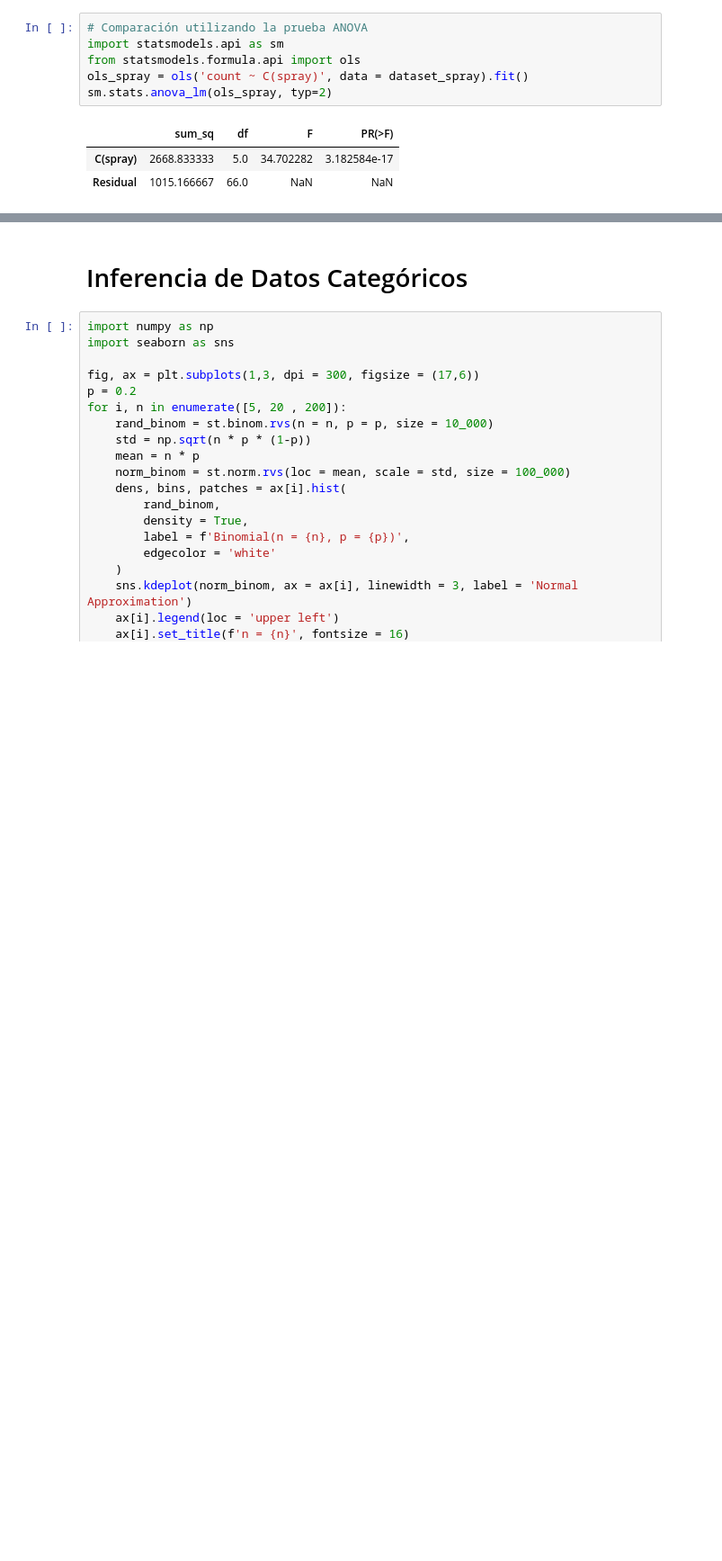
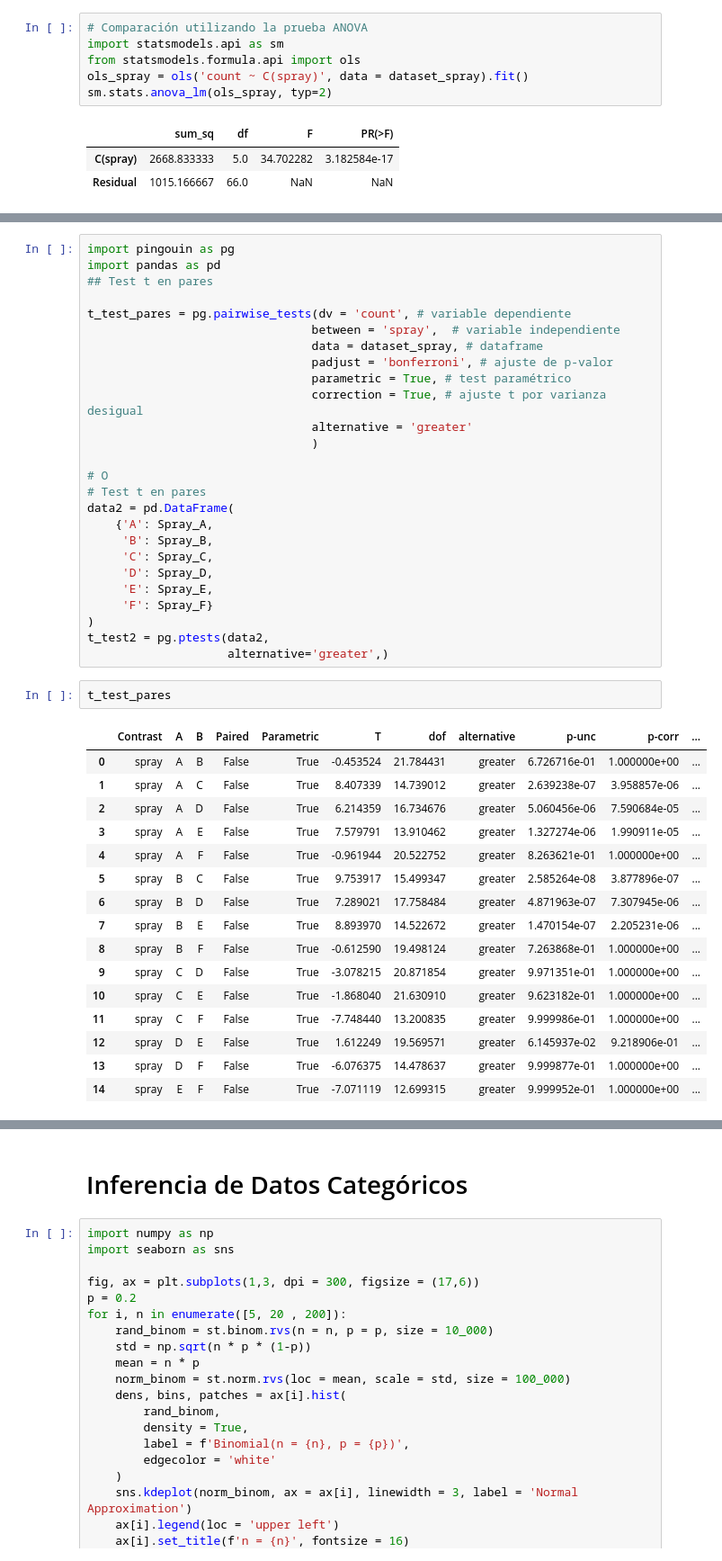
Before and after one commit to aarlandw/IIQ3402-Statistical-Design-Optimization-Multivariate-Analysis, a Jupyter notebook: Clases/Clase10_InferenciaEstadisticaVI.ipynb, the cells around one changed output, grey strips where cells are left out. Shown at 90% size. Cells and saved outputs as stored; diff of their text form; blank space fills up the shorter version.

```diff
--- a/Clases/Clase10_InferenciaEstadisticaVI.ipynb
+++ b/Clases/Clase10_InferenciaEstadisticaVI.ipynb
@@ -183,0 +179,45 @@ rf_ttest
+# %%
+import pingouin as pg
+import pandas as pd
+## Test t en pares
+
+t_test_pares = pg.pairwise_tests(dv = 'count', # variable dependiente
+                                between = 'spray',  # variable independiente
+                                data = dataset_spray, # dataframe
+                                padjust = 'bonferroni', # ajuste de p-valor
+                                parametric = True, # test paramétrico
+                                correction = True, # ajuste t por varianza desigual
+                                alternative = 'greater'
+                                )
+
+# O
+# Test t en pares
+data2 = pd.DataFrame(
+    {'A': Spray_A,
+     'B': Spray_B,
+     'C': Spray_C,
+     'D': Spray_D,
+     'E': Spray_E,
+     'F': Spray_F}
+)
+t_test2 = pg.ptests(data2,
+                    alternative='greater',)
+# %%
+t_test_pares
+# %% [output]
+|  | Contrast | A | B | Paired | Parametric | T | dof | alternative | p-unc | p-corr | ... |
+| 0 | spray | A | B | False | True | -0.453524 | 21.784431 | greater | 6.726716e-01 | 1.000000e+00 | ... |
+| 1 | spray | A | C | False | True | 8.407339 | 14.739012 | greater | 2.639238e-07 | 3.958857e-06 | ... |
+| 2 | spray | A | D | False | True | 6.214359 | 16.734676 | greater | 5.060456e-06 | 7.590684e-05 | ... |
+| 3 | spray | A | E | False | True | 7.579791 | 13.910462 | greater | 1.327274e-06 | 1.990911e-05 | ... |
+| 4 | spray | A | F | False | True | -0.961944 | 20.522752 | greater | 8.263621e-01 | 1.000000e+00 | ... |
+| 5 | spray | B | C | False | True | 9.753917 | 15.499347 | greater | 2.585264e-08 | 3.877896e-07 | ... |
+| 6 | spray | B | D | False | True | 7.289021 | 17.758484 | greater | 4.871963e-07 | 7.307945e-06 | ... |
+| 7 | spray | B | E | False | True | 8.893970 | 14.522672 | greater | 1.470154e-07 | 2.205231e-06 | ... |
+| 8 | spray | B | F | False | True | -0.612590 | 19.498124 | greater | 7.263868e-01 | 1.000000e+00 | ... |
+| 9 | spray | C | D | False | True | -3.078215 | 20.871854 | greater | 9.971351e-01 | 1.000000e+00 | ... |
+| 10 | spray | C | E | False | True | -1.868040 | 21.630910 | greater | 9.623182e-01 | 1.000000e+00 | ... |
+| 11 | spray | C | F | False | True | -7.748440 | 13.200835 | greater | 9.999986e-01 | 1.000000e+00 | ... |
+| 12 | spray | D | E | False | True | 1.612249 | 19.569571 | greater | 6.145937e-02 | 9.218906e-01 | ... |
+| 13 | spray | D | F | False | True | -6.076375 | 14.478637 | greater | 9.999877e-01 | 1.000000e+00 | ... |
+| 14 | spray | E | F | False | True | -7.071119 | 12.699315 | greater | 9.999952e-01 | 1.000000e+00 | ... |
```
Also changed, not shown: parts of 10 cells of this notebook.
